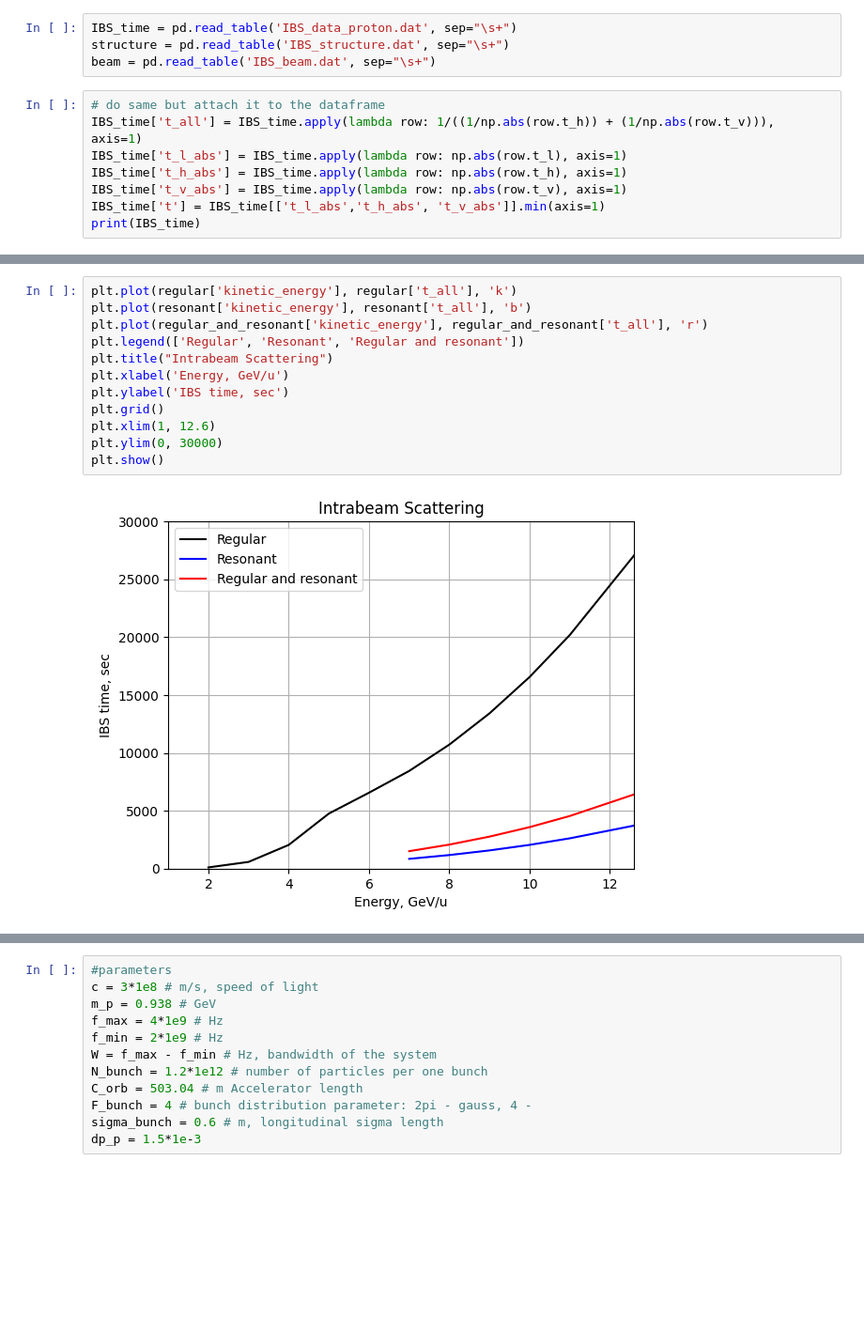
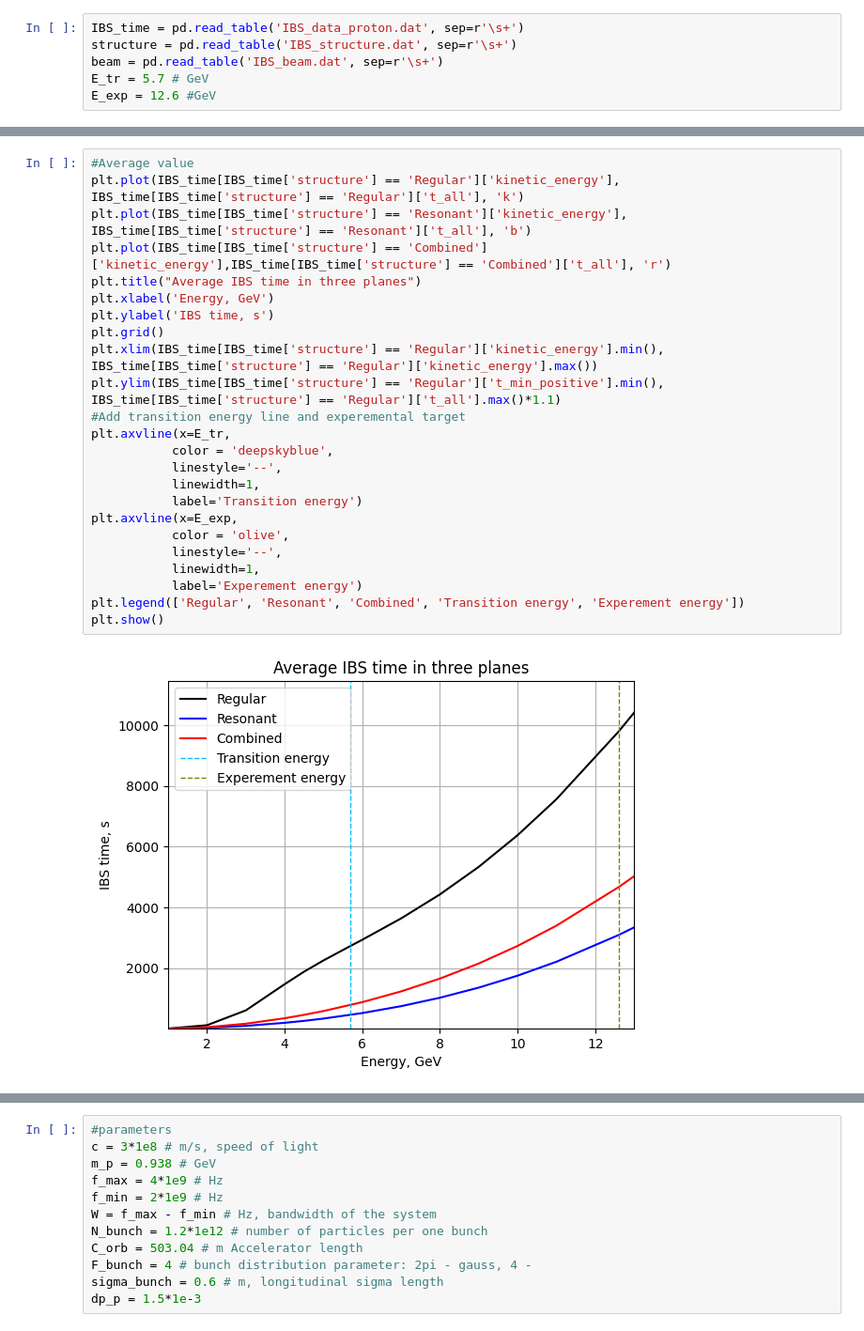
Before and after one commit to sergeybell/NICA, a Jupyter notebook: MADX/2.Programms/Tracking/IBS_NICA_protons.ipynb, the cells around one changed output, grey strips where cells are left out. Shown at 94% size. Saved outputs shown, nothing was run; the diff lists cells and outputs as text; blank space fills up the shorter version.

```diff
--- a/MADX/2.Programms/Tracking/IBS_NICA_protons.ipynb
+++ b/MADX/2.Programms/Tracking/IBS_NICA_protons.ipynb
@@ -5,12 +29,6 @@ import pandas as pd
 # %%
-IBS_time = pd.read_table('IBS_data_proton.dat', sep="\s+")
-structure = pd.read_table('IBS_structure.dat', sep="\s+")
-beam = pd.read_table('IBS_beam.dat', sep="\s+")
+IBS_time = pd.read_table('IBS_data_proton.dat', sep=r'\s+')
+structure = pd.read_table('IBS_structure.dat', sep=r'\s+')
+beam = pd.read_table('IBS_beam.dat', sep=r'\s+')
+E_tr = 5.7 # GeV
+E_exp = 12.6 #GeV
-# %%
-# do same but attach it to the dataframe
-IBS_time['t_all'] = IBS_time.apply(lambda row: 1/((1/np.abs(row.t_h)) + (1/np.abs(row.t_v))), axis=1)
-IBS_time['t_l_abs'] = IBS_time.apply(lambda row: np.abs(row.t_l), axis=1)
-IBS_time['t_h_abs'] = IBS_time.apply(lambda row: np.abs(row.t_h), axis=1)
-IBS_time['t_v_abs'] = IBS_time.apply(lambda row: np.abs(row.t_v), axis=1)
-IBS_time['t'] = IBS_time[['t_l_abs','t_h_abs', 't_v_abs']].min(axis=1)
-print(IBS_time)
@@ -65,15 +117,27 @@ print(regular)
 # %%
-plt.plot(regular['kinetic_energy'], regular['t_all'], 'k')
-plt.plot(resonant['kinetic_energy'], resonant['t_all'], 'b')
-plt.plot(regular_and_resonant['kinetic_energy'], regular_and_resonant['t_all'], 'r')
-plt.legend(['Regular', 'Resonant', 'Regular and resonant'])
-plt.title("Intrabeam Scattering")
-plt.xlabel('Energy, GeV/u')
-plt.ylabel('IBS time, sec')
+#Average value
+plt.plot(IBS_time[IBS_time['structure'] == 'Regular']['kinetic_energy'], IBS_time[IBS_time['structure'] == 'Regular']['t_all'], 'k')
+plt.plot(IBS_time[IBS_time['structure'] == 'Resonant']['kinetic_energy'], IBS_time[IBS_time['structure'] == 'Resonant']['t_all'], 'b')
+plt.plot(IBS_time[IBS_time['structure'] == 'Combined']['kinetic_energy'],IBS_time[IBS_time['structure'] == 'Combined']['t_all'], 'r')
+plt.title("Average IBS time in three planes")
+plt.xlabel('Energy, GeV')
+plt.ylabel('IBS time, s')
 plt.grid()
-plt.xlim(1, 12.6)
-plt.ylim(0, 30000)
+plt.xlim(IBS_time[IBS_time['structure'] == 'Regular']['kinetic_energy'].min(), IBS_time[IBS_time['structure'] == 'Regular']['kinetic_energy'].max())
+plt.ylim(IBS_time[IBS_time['structure'] == 'Regular']['t_min_positive'].min(), IBS_time[IBS_time['structure'] == 'Regular']['t_all'].max()*1.1)
+#Add transition energy line and experemental target
+plt.axvline(x=E_tr,
+           color = 'deepskyblue',
+           linestyle='--',
+           linewidth=1,
+           label='Transition energy')
+plt.axvline(x=E_exp,
+           color = 'olive',
+           linestyle='--',
+           linewidth=1,
+           label='Experement energy')
+plt.legend(['Regular', 'Resonant', 'Combined', 'Transition energy', 'Experement energy'])
 plt.show()
 # %% [output]
-[figure, old version]
+[figure, new version]
 # %%
```
Also changed, not shown: parts of 26 cells of this notebook, 46 other files.
